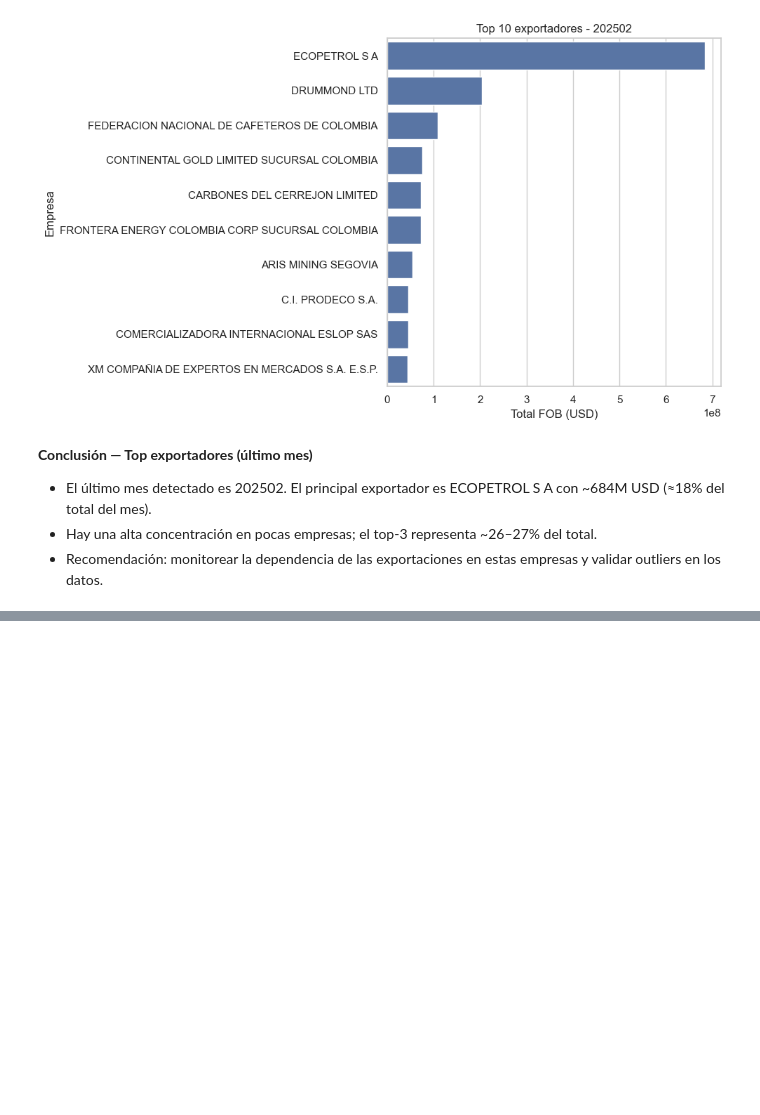
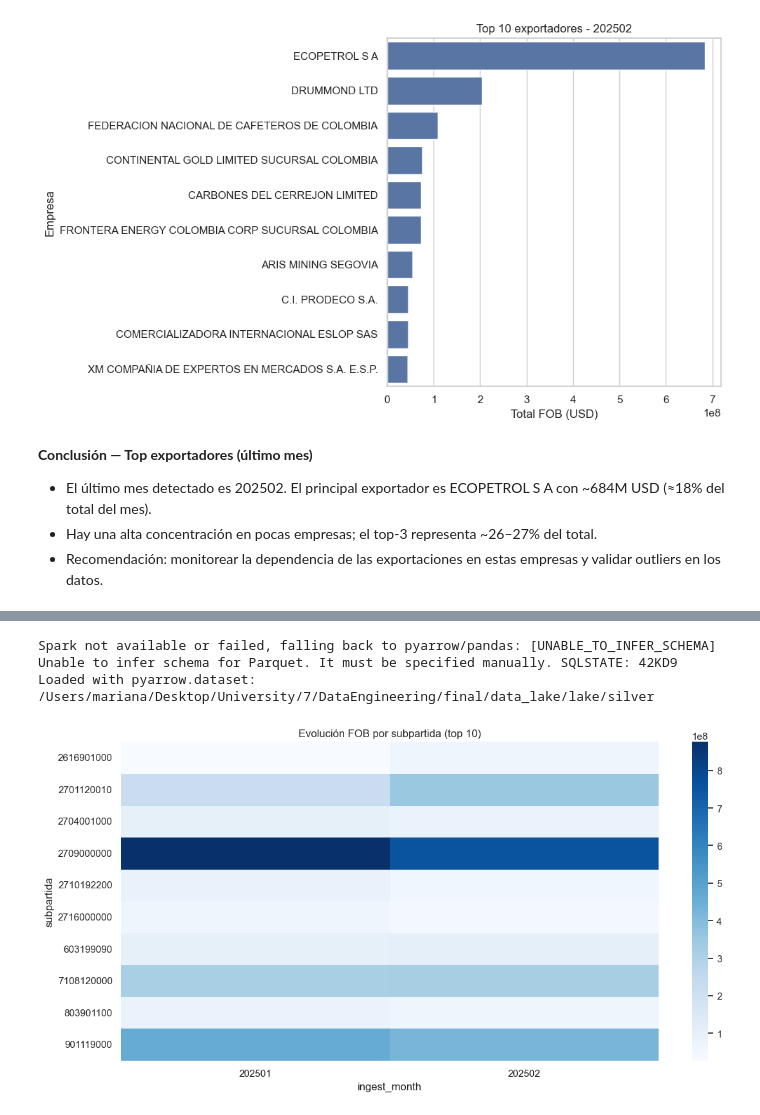
Before and after one commit to marianagg0412/final-de, a Jupyter notebook: data_lake/notebooks/analysis.ipynb, the cells around one changed output, grey strips where cells are left out. Saved outputs shown, nothing was run; the diff lists cells and outputs as text; code cells hidden in the pictures; blank space fills up the shorter version.

```diff
--- a/data_lake/notebooks/analysis.ipynb
+++ b/data_lake/notebooks/analysis.ipynb
@@ -252,0 +401,50 @@ Showing top rows for the latest month: 202502
+# %%
+# Análisis adicional 2 — Tendencias por producto (subpartida / HS2) — robust parsing included
+try:
+    silver_df = read_parquet(str(SILVER_DIR))
+    required = {'subpartida','ingest_month','valor_fob_usd'}
+    if required.issubset(set(silver_df.columns)):
+        silver_df['ingest_month'] = silver_df['ingest_month'].astype(str).str.replace(r'\.0$','', regex=True)
+        import re, numpy as np
+        num_re = re.compile(r'[-+]?[0-9]*\.?[0-9]+')
+        def parse_val(x):
+            if pd.isna(x):
+                return 0.0
+            if isinstance(x, (int, float)):
+                return float(x)
+            if isinstance(x, (list, tuple, np.ndarray)):
+                try:
+                    return float(np.sum([float(i) for i in x]))
+                except Exception:
+                    return 0.0
+            s = str(x).replace(',', '.')
+            nums = num_re.findall(s)
+            if not nums:
+                return 0.0
+            try:
+                return float(sum(float(n) for n in nums))
+            except Exception:
+                try:
+                    return float(nums[0])
+                except Exception:
+                    return 0.0
+        silver_df['valor_fob_usd_clean'] = silver_df['valor_fob_usd'].apply(parse_val)
+        mask_multi = silver_df['valor_fob_usd'].apply(lambda x: isinstance(x, str) and len(num_re.findall(str(x).replace(',', '.'))) > 1)
+        if mask_multi.any():
+            print('Note: some rows had concatenated numeric strings; showing examples:')
+            display(silver_df.loc[mask_multi].head())
+        prod = silver_df.groupby(['ingest_month','subpartida'])['valor_fob_usd_clean'].sum().reset_index().rename(columns={'valor_fob_usd_clean':'valor_fob_usd'})
+        top_sub = prod.groupby('subpartida')['valor_fob_usd'].sum().sort_values(ascending=False).head(10).index
+        prod_top = prod[prod['subpartida'].isin(top_sub)].pivot(index='subpartida', columns='ingest_month', values='valor_fob_usd').fillna(0)
+        plt.figure(figsize=(12,6))
+        sns.heatmap(prod_top, cmap='Blues')
+        plt.title('Evolución FOB por subpartida (top 10)')
+        plt.tight_layout()
+    else:
+        print('Silver no tiene las columnas necesarias (subpartida / ingest_month / valor_fob_usd)')
+except Exception as e:
+    print('No se pudo cargar Silver para análisis de productos:', e)
+# %% [output]
+Spark not available or failed, falling back to pyarrow/pandas: [UNABLE_TO_INFER_SCHEMA] Unable to infer schema for Parquet. It must be specified manually. SQLSTATE: 42KD9
+Loaded with pyarrow.dataset: /Users/mariana/Desktop/University/7/DataEngineering/final/data_lake/lake/silver
+[figure, added]
```
Also changed, not shown: parts of 12 cells of this notebook.
